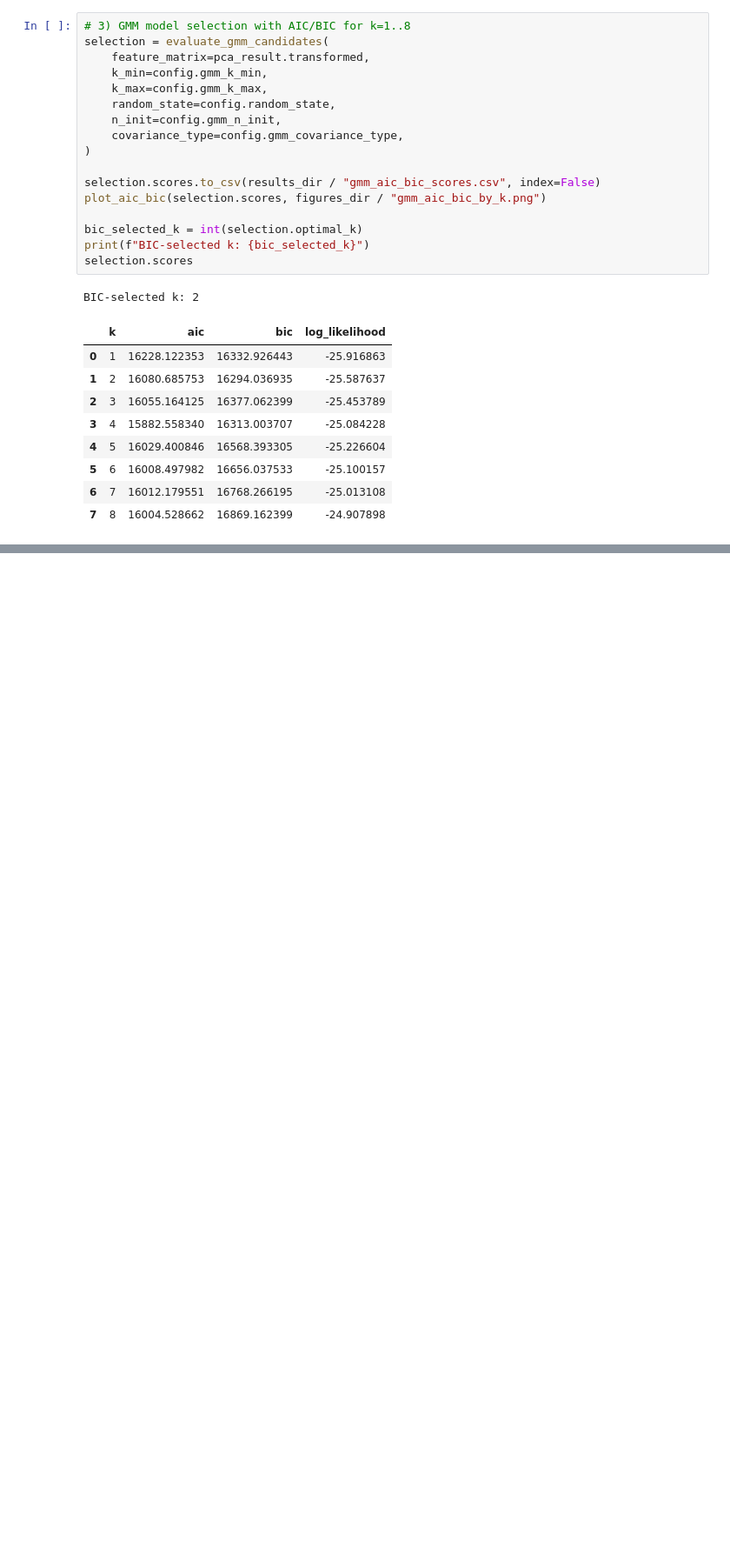
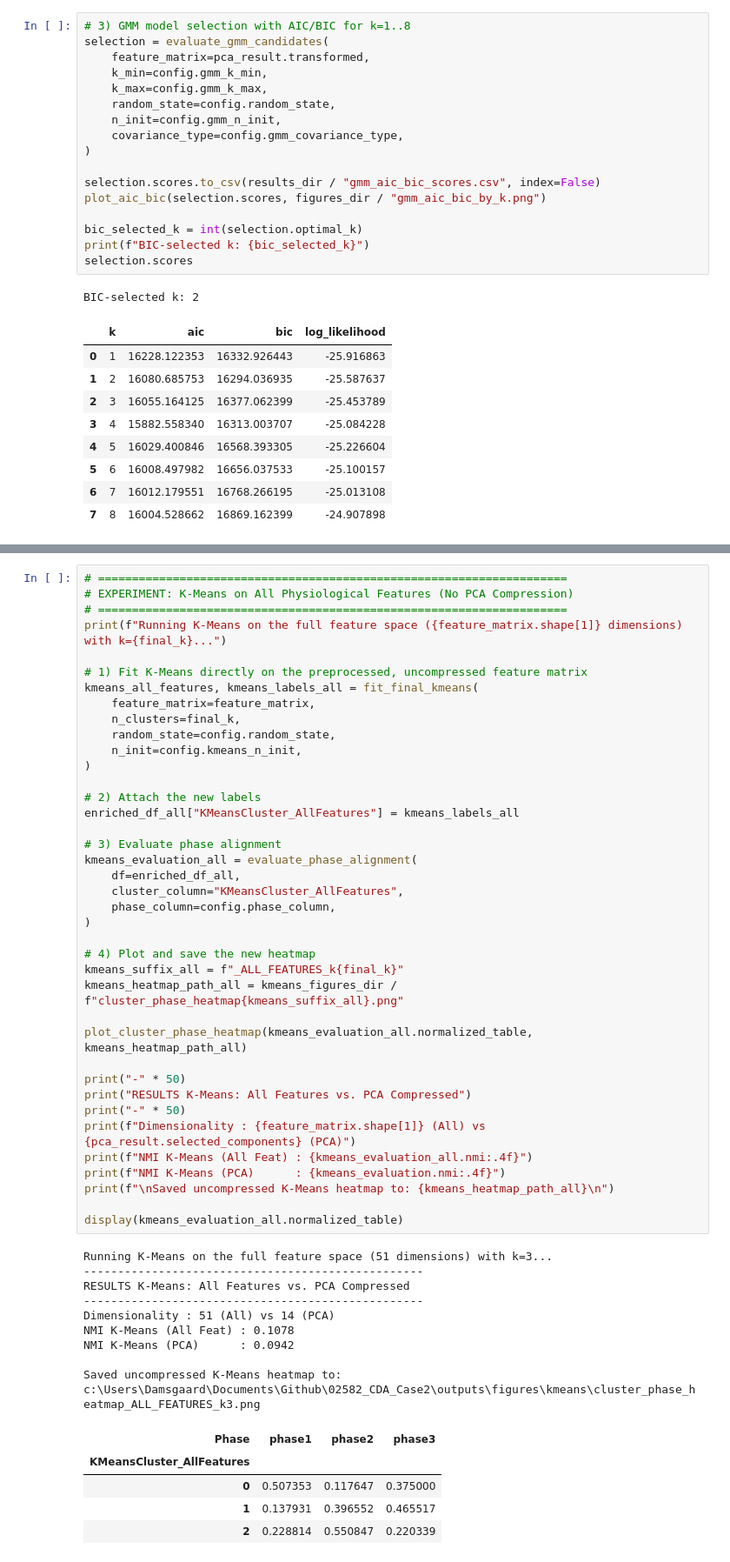
Before and after one commit to MathiasDamsgaard/02582_CDA_Case2, a Jupyter notebook: notebooks/exploratory_clustering_k.ipynb, the cells around one changed output, grey strips where cells are left out. Shown at 87% size. Cells and saved outputs as stored; diff of their text form; blank space fills up the shorter version.

```diff
--- a/notebooks/exploratory_clustering_k.ipynb
+++ b/notebooks/exploratory_clustering_k.ipynb
@@ -232,0 +342,54 @@ Saved exploratory outputs with suffix: _k3
+# %%
+# =====================================================================
+# EXPERIMENT: K-Means on All Physiological Features (No PCA Compression)
+# =====================================================================
+print(f"Running K-Means on the full feature space ({feature_matrix.shape[1]} dimensions) with k={final_k}...")
+
+# 1) Fit K-Means directly on the preprocessed, uncompressed feature matrix
+kmeans_all_features, kmeans_labels_all = fit_final_kmeans(
+    feature_matrix=feature_matrix,
+    n_clusters=final_k,
+    random_state=config.random_state,
+    n_init=config.kmeans_n_init,
+)
+
+# 2) Attach the new labels
+enriched_df_all["KMeansCluster_AllFeatures"] = kmeans_labels_all
+
+# 3) Evaluate phase alignment
+kmeans_evaluation_all = evaluate_phase_alignment(
+    df=enriched_df_all,
+    cluster_column="KMeansCluster_AllFeatures",
+    phase_column=config.phase_column,
+)
+
+# 4) Plot and save the new heatmap
+kmeans_suffix_all = f"_ALL_FEATURES_k{final_k}"
+kmeans_heatmap_path_all = kmeans_figures_dir / f"cluster_phase_heatmap{kmeans_suffix_all}.png"
+
+plot_cluster_phase_heatmap(kmeans_evaluation_all.normalized_table, kmeans_heatmap_path_all)
+
+print("-" * 50)
+print("RESULTS K-Means: All Features vs. PCA Compressed")
+print("-" * 50)
+print(f"Dimensionality : {feature_matrix.shape[1]} (All) vs {pca_result.selected_components} (PCA)")
+print(f"NMI K-Means (All Feat) : {kmeans_evaluation_all.nmi:.4f}")
+print(f"NMI K-Means (PCA)      : {kmeans_evaluation.nmi:.4f}")
+print(f"\nSaved uncompressed K-Means heatmap to: {kmeans_heatmap_path_all}\n")
+
+display(kmeans_evaluation_all.normalized_table)
+# %% [output]
+Running K-Means on the full feature space (51 dimensions) with k=3...
+--------------------------------------------------
+RESULTS K-Means: All Features vs. PCA Compressed
+--------------------------------------------------
+Dimensionality : 51 (All) vs 14 (PCA)
+NMI K-Means (All Feat) : 0.1078
+NMI K-Means (PCA)      : 0.0942
+
+Saved uncompressed K-Means heatmap to: c:\Users\Damsgaard\Documents\Github\02582_CDA_Case2\outputs\figures\kmeans\cluster_phase_heatmap_ALL_FEATURES_k3.png
+| Phase | phase1 | phase2 | phase3 |
+| KMeansCluster_AllFeatures |  |  |  |
+| 0 | 0.507353 | 0.117647 | 0.375000 |
+| 1 | 0.137931 | 0.396552 | 0.465517 |
+| 2 | 0.228814 | 0.550847 | 0.220339 |
```
Also changed, not shown: parts of 5 cells of this notebook, 34 other files.
